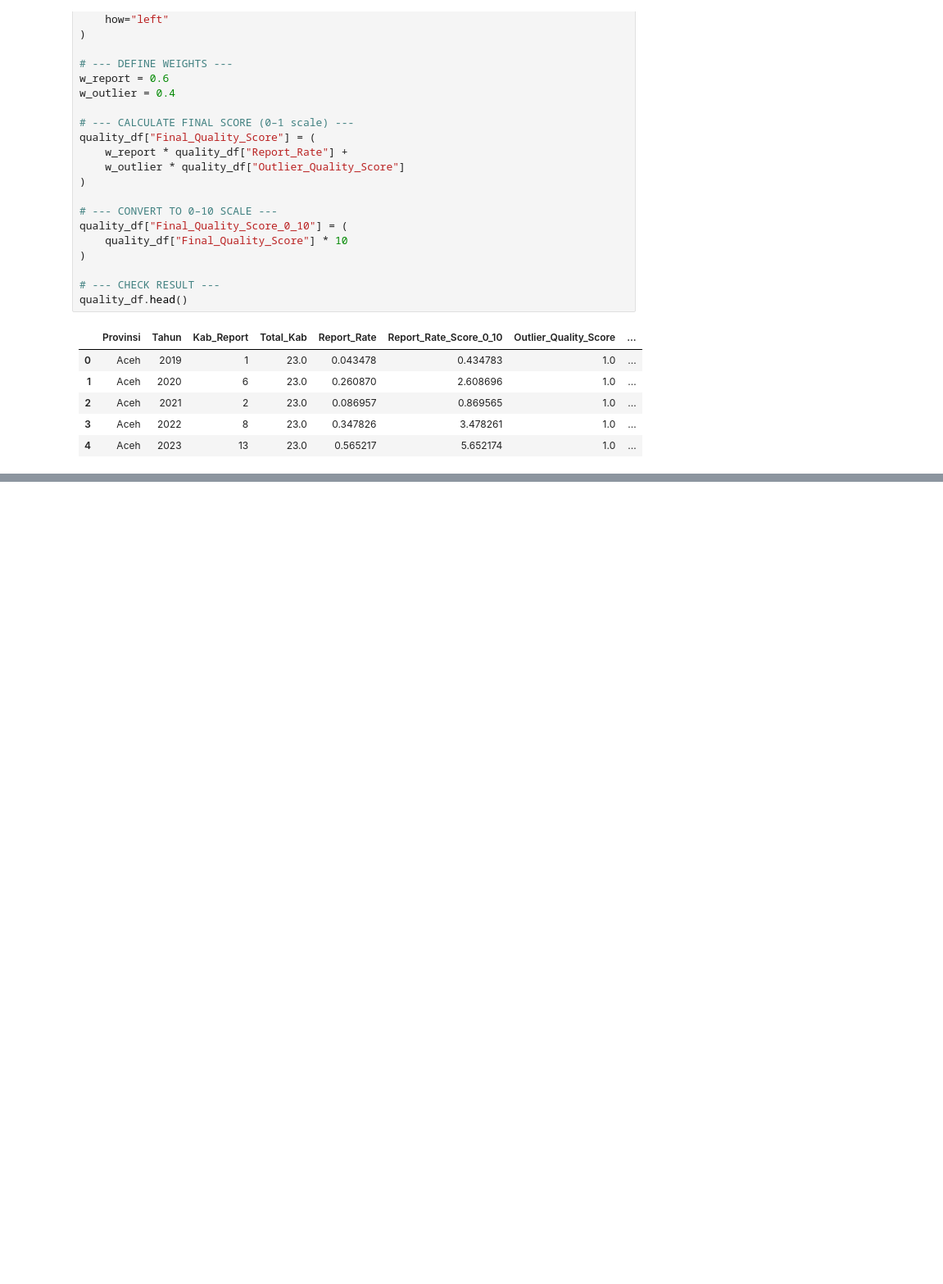
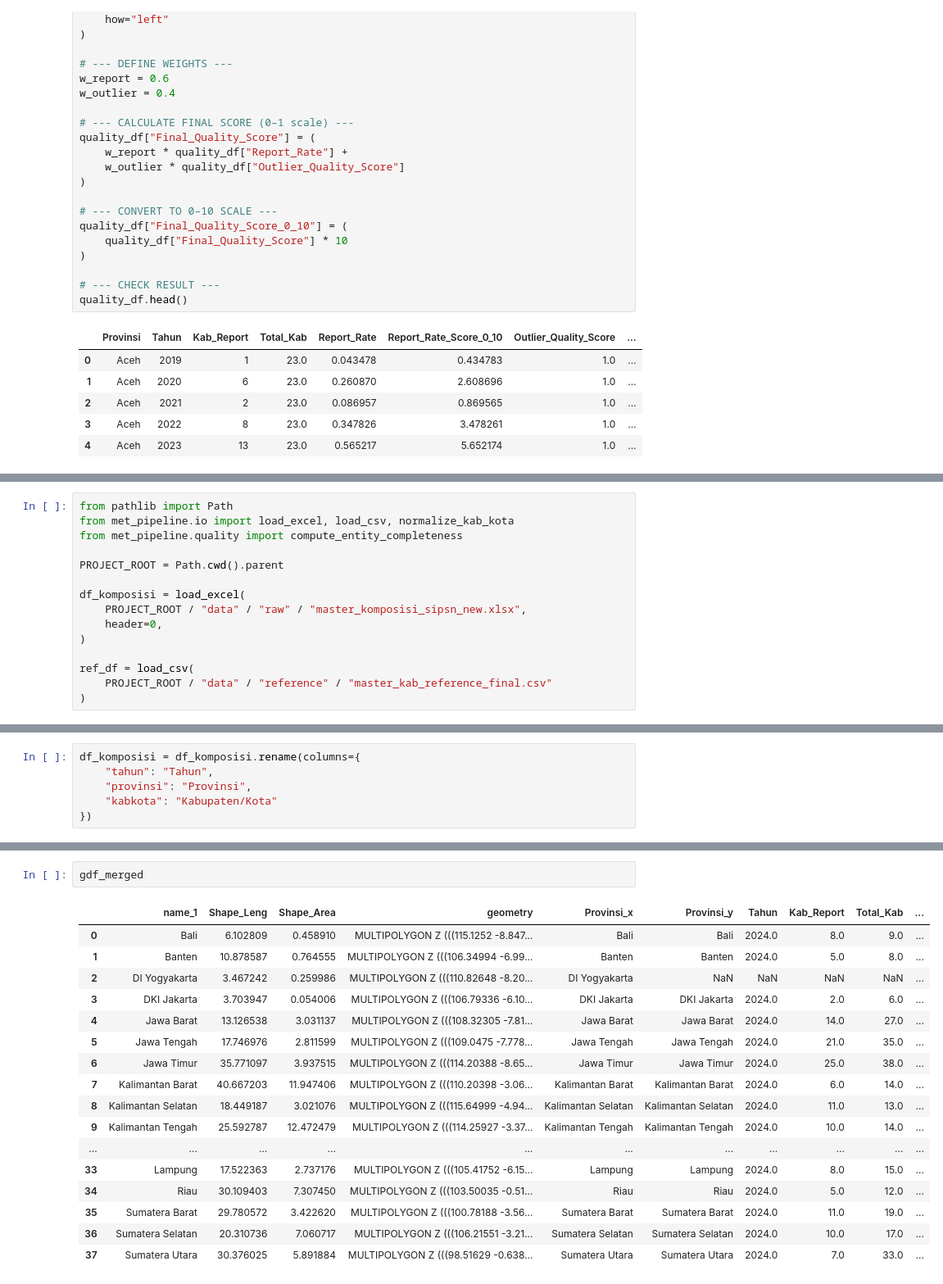
Before and after one commit to muhrisman/met-pipeline-24, a Jupyter notebook: notebooks/explore_analysis.ipynb, the cells around one changed output, grey strips where cells are left out. Shown at 82% size. Saved outputs shown, nothing was run; the diff lists cells and outputs as text; blank space fills up the shorter version.

```diff
--- a/notebooks/explore_analysis.ipynb
+++ b/notebooks/explore_analysis.ipynb
@@ -742,0 +1239,15 @@ plt.show()
+# %%
+from pathlib import Path
+from met_pipeline.io import load_excel, load_csv, normalize_kab_kota
+from met_pipeline.quality import compute_entity_completeness
+
+PROJECT_ROOT = Path.cwd().parent
+
+df_komposisi = load_excel(
+    PROJECT_ROOT / "data" / "raw" / "master_komposisi_sipsn_new.xlsx",
+    header=0,
+)
+
+ref_df = load_csv(
+    PROJECT_ROOT / "data" / "reference" / "master_kab_reference_final.csv"
+)
@@ -742,0 +1270,6 @@ plt.show()
+# %%
+df_komposisi = df_komposisi.rename(columns={
+    "tahun": "Tahun",
+    "provinsi": "Provinsi",
+    "kabkota": "Kabupaten/Kota"
+})
@@ -742,0 +1735,20 @@ plt.show()
+# %%
+gdf_merged
+# %% [output]
+|  | name_1 | Shape_Leng | Shape_Area | geometry | Provinsi_x | Provinsi_y | Tahun | Kab_Report | Total_Kab | ... |
+| 0 | Bali | 6.102809 | 0.458910 | MULTIPOLYGON Z (((115.1252 -8.847... | Bali | Bali | 2024.0 | 8.0 | 9.0 | ... |
+| 1 | Banten | 10.878587 | 0.764555 | MULTIPOLYGON Z (((106.34994 -6.99... | Banten | Banten | 2024.0 | 5.0 | 8.0 | ... |
+| 2 | DI Yogyakarta | 3.467242 | 0.259986 | MULTIPOLYGON Z (((110.82648 -8.20... | DI Yogyakarta | NaN | NaN | NaN | NaN | ... |
+| 3 | DKI Jakarta | 3.703947 | 0.054006 | MULTIPOLYGON Z (((106.79336 -6.10... | DKI Jakarta | DKI Jakarta | 2024.0 | 2.0 | 6.0 | ... |
+| 4 | Jawa Barat | 13.126538 | 3.031137 | MULTIPOLYGON Z (((108.32305 -7.81... | Jawa Barat | Jawa Barat | 2024.0 | 14.0 | 27.0 | ... |
+| 5 | Jawa Tengah | 17.746976 | 2.811599 | MULTIPOLYGON Z (((109.0475 -7.778... | Jawa Tengah | Jawa Tengah | 2024.0 | 21.0 | 35.0 | ... |
+| 6 | Jawa Timur | 35.771097 | 3.937515 | MULTIPOLYGON Z (((114.20388 -8.65... | Jawa Timur | Jawa Timur | 2024.0 | 25.0 | 38.0 | ... |
+| 7 | Kalimantan Barat | 40.667203 | 11.947406 | MULTIPOLYGON Z (((110.20398 -3.06... | Kalimantan Barat | Kalimantan Barat | 2024.0 | 6.0 | 14.0 | ... |
+| 8 | Kalimantan Selatan | 18.449187 | 3.021076 | MULTIPOLYGON Z (((115.64999 -4.94... | Kalimantan Selatan | Kalimantan Selatan | 2024.0 | 11.0 | 13.0 | ... |
+| 9 | Kalimantan Tengah | 25.592787 | 12.472479 | MULTIPOLYGON Z (((114.25927 -3.37... | Kalimantan Tengah | Kalimantan Tengah | 2024.0 | 10.0 | 14.0 | ... |
+| ... | ... | ... | ... | ... | ... | ... | ... | ... | ... | ... |
+| 33 | Lampung | 17.522363 | 2.737176 | MULTIPOLYGON Z (((105.41752 -6.15... | Lampung | Lampung | 2024.0 | 8.0 | 15.0 | ... |
+| 34 | Riau | 30.109403 | 7.307450 | MULTIPOLYGON Z (((103.50035 -0.51... | Riau | Riau | 2024.0 | 5.0 | 12.0 | ... |
+| 35 | Sumatera Barat | 29.780572 | 3.422620 | MULTIPOLYGON Z (((100.78188 -3.56... | Sumatera Barat | Sumatera Barat | 2024.0 | 11.0 | 19.0 | ... |
+| 36 | Sumatera Selatan | 20.310736 | 7.060717 | MULTIPOLYGON Z (((106.21551 -3.21... | Sumatera Selatan | Sumatera Selatan | 2024.0 | 10.0 | 17.0 | ... |
+| 37 | Sumatera Utara | 30.376025 | 5.891884 | MULTIPOLYGON Z (((98.51629 -0.638... | Sumatera Utara | Sumatera Utara | 2024.0 | 7.0 | 33.0 | ... |
```
Also changed, not shown: parts of 35 cells of this notebook.
